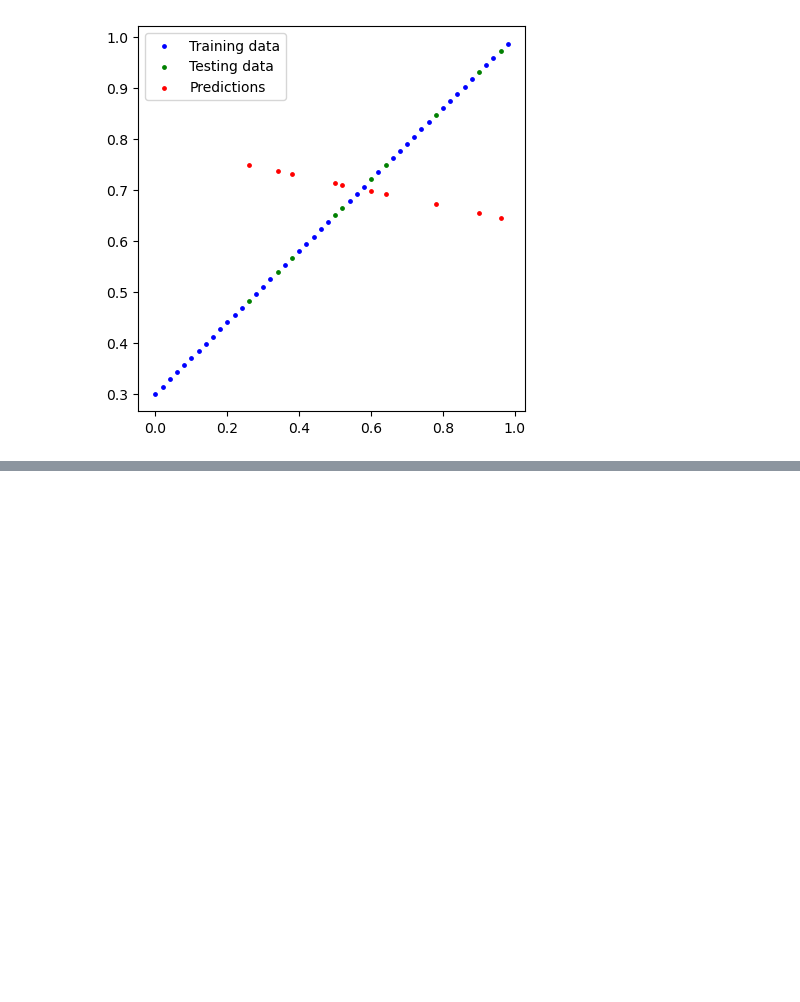
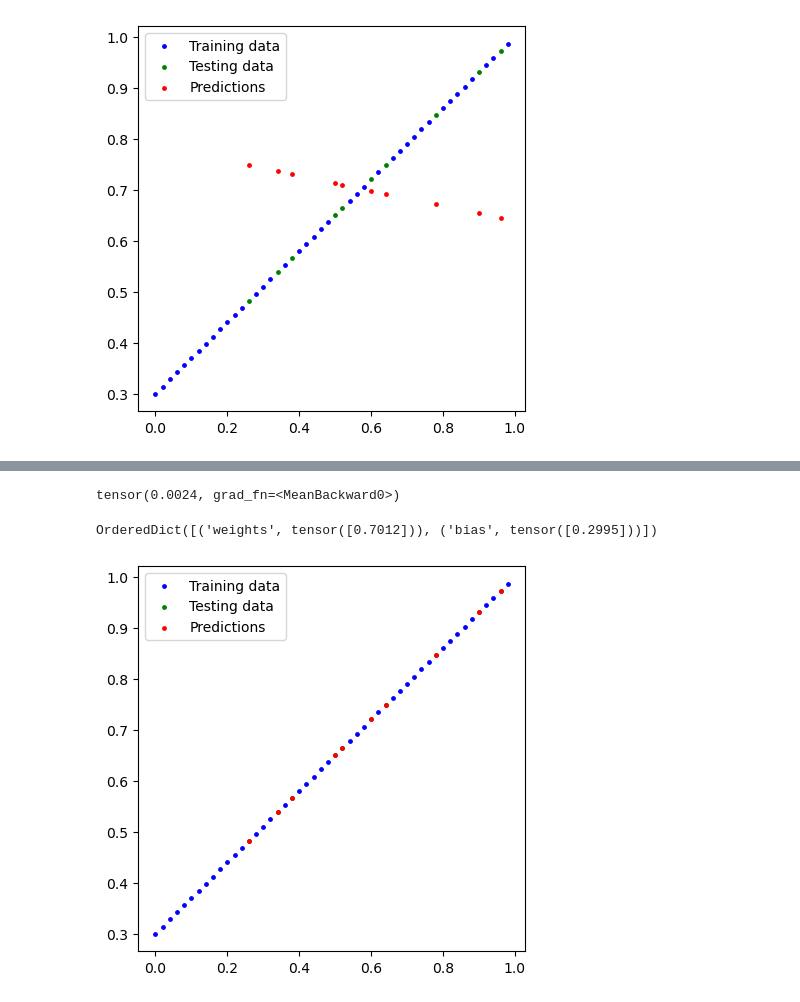
Before and after one commit to aymanmohamed043/Pytorch, a Jupyter notebook: 01.pytorch Workflow.ipynb, the cells around one changed output, grey strips where cells are left out. Saved outputs shown, nothing was run; the diff lists cells and outputs as text; code cells hidden in the pictures; blank space fills up the shorter version.

Commit message:
create first training loop

```diff
--- a/01.pytorch Workflow.ipynb
+++ b/01.pytorch Workflow.ipynb
@@ -121,0 +125,3 @@ plot_predctions(predctions=y_pred)
+# %%
+loss_fn = nn.L1Loss()
+optimizer = torch.optim.Adam(lr_model_0.parameters(), lr=.01)
@@ -121,0 +130,24 @@ plot_predctions(predctions=y_pred)
+# %%
+epochs = 81
+for epoch in range(epochs):
+    # set model in trainig mode
+    lr_model_0.train()
+    # compute y_pred
+    y_pred = lr_model_0(X_train)
+    # compute loss
+    loss = loss_fn(y_train, y_pred)
+    # zero grad
+    optimizer.zero_grad()
+    # compute back propagation
+    loss.backward()
+    # take a step
+    optimizer.step()
+
+    # test model in evalution data
+    lr_model_0.eval()
+    with torch.inference_mode():
+        y_pred = lr_model_0(X_test)
+        test_loss = loss_fn(y_test, y_pred)
+
+    if epoch % 10 == 0:
+        print(f"epoch: {epoch} | Loss: {loss} | Test Loss: {test_loss} | weihts: {lr_model_0.state_dict()}")
@@ -121,0 +164,25 @@ plot_predctions(predctions=y_pred)
+# %%
+print(loss)
+# %% [output]
+tensor(0.0024, grad_fn=<MeanBackward0>)
+# %%
+"""before training
+
+[Parameter containing:
+ tensor([-0.1468], requires_grad=True), -> .7
+ Parameter containing:
+ tensor([0.7861], requires_grad=True)] -> .3
+ OrderedDict([('weights', tensor([0.6721])), ('bias', tensor([0.2951]))]) after 100 epoch
+
+"""
+
+lr_model_0.state_dict()
+# %% [output]
+OrderedDict([('weights', tensor([0.7012])), ('bias', tensor([0.2995]))])
+# %%
+with torch.inference_mode():
+    y_pred = lr_model_0.forward(X_test)
+# %%
+plot_predctions(predctions=y_pred)
+# %% [output]
+[figure, added]
```
Also changed, not shown: parts of 3 cells of this notebook.
